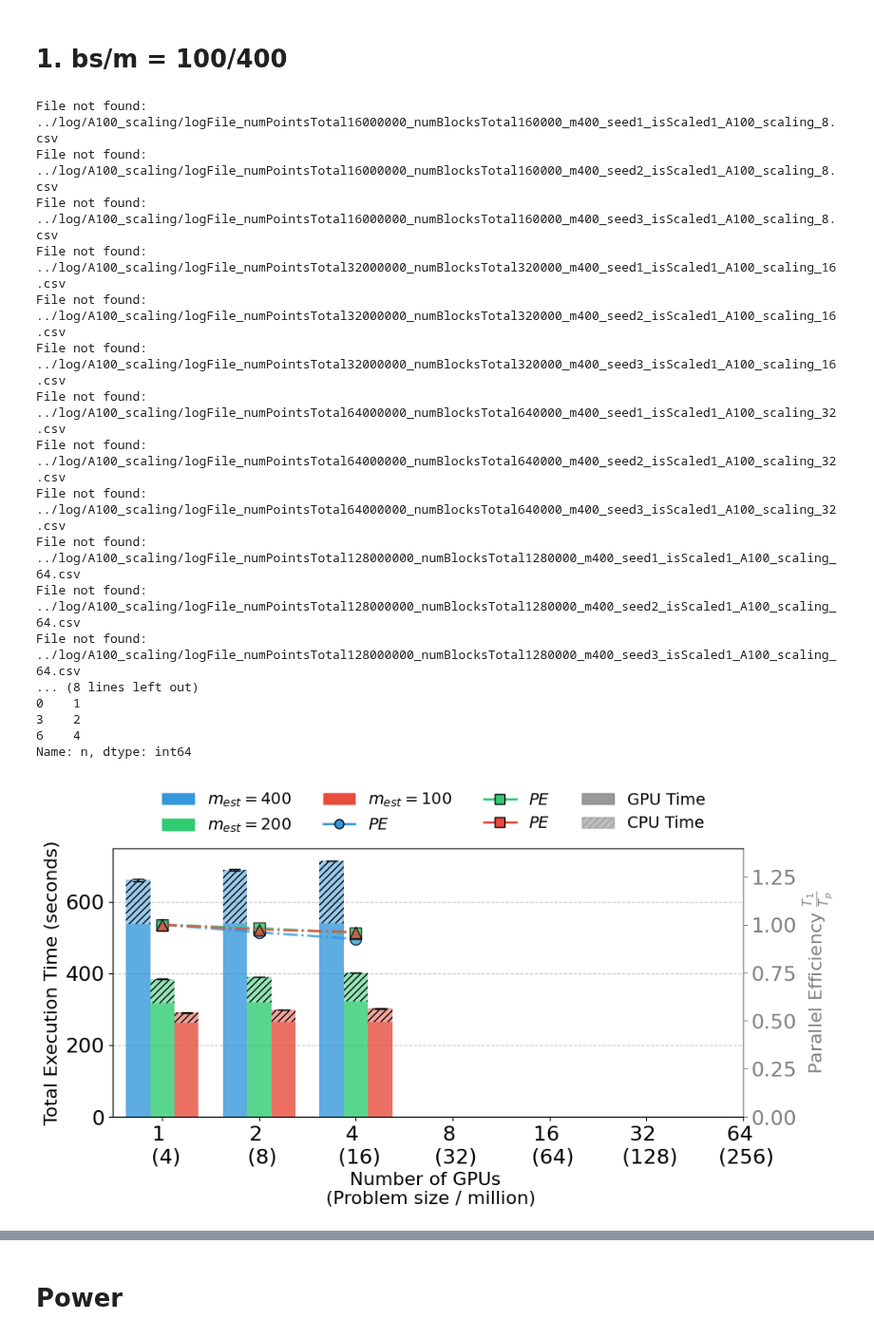
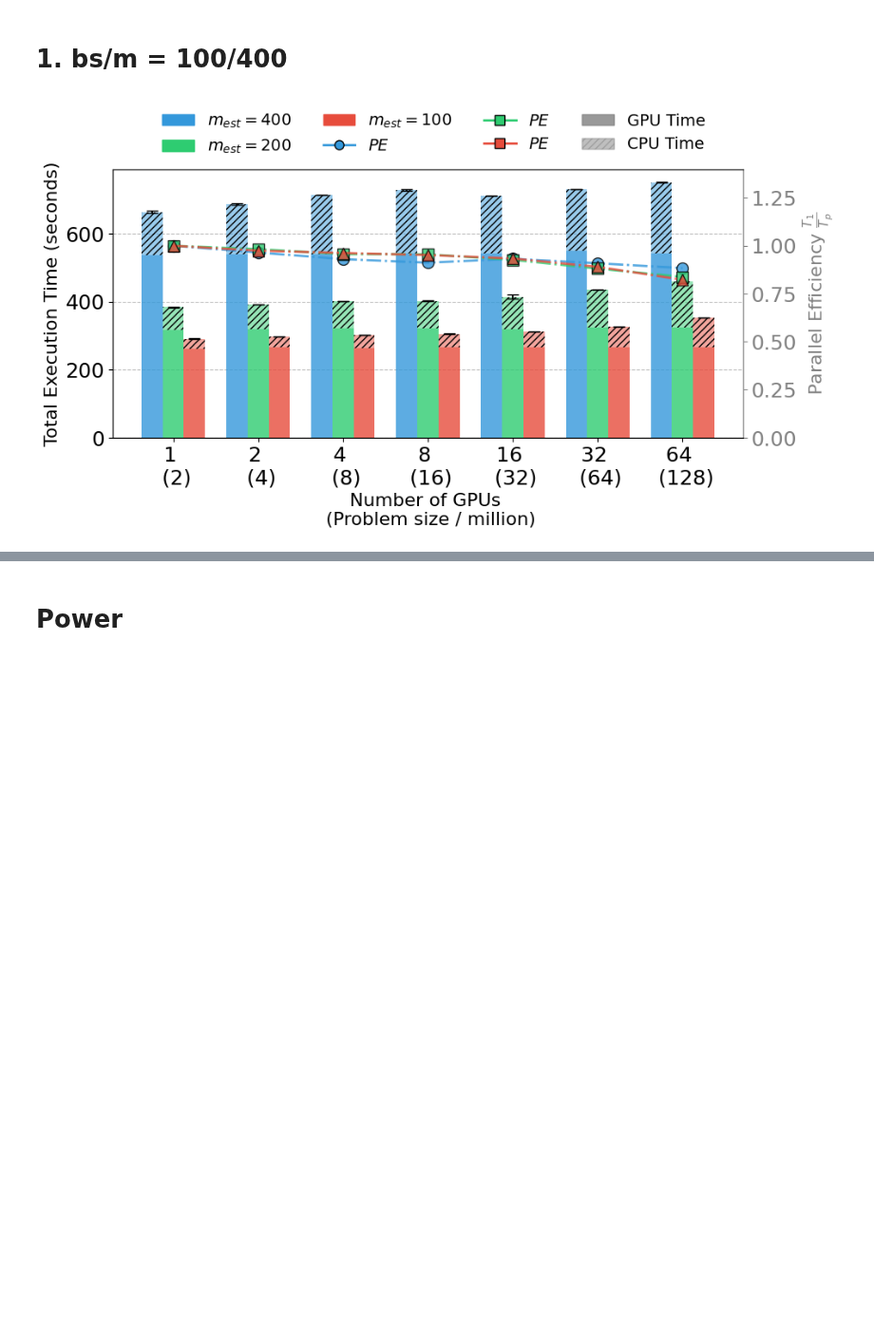
Before and after one commit to paper-code1/VecchiaConditionalExtremes, a Jupyter notebook: experiments/PerformanceVisu_A100_scaling.ipynb, the cells around one changed output, grey strips where cells are left out. Shown at 95% size. Drawn from its saved outputs; the diff is of its cells as text; code cells hidden in the pictures; blank space fills up the shorter version.

```diff
--- a/experiments/PerformanceVisu_A100_scaling.ipynb
+++ b/experiments/PerformanceVisu_A100_scaling.ipynb
@@ -101,7 +101,7 @@ ax2 = ax1.twinx()  # Create a second y-axis
 # Bar width and positions
 bar_width = 0.25
 index = np.arange(len(n_values))
-index_GPUs_ps = ['1 \n (4)', '2 \n (8)', '4 \n (16)', '8 \n (32)', '16 \n (64)', '32 \n (128)', '64 \n (256)']
+index_GPUs_ps = ['1 \n (2)', '2 \n (4)', '4 \n (8)', '8 \n (16)', '16 \n (32)', '32 \n (64)', '64 \n (128)']
 
 # Plot stacked bars for each implementation on the first y-axis
 for i, measurement in enumerate(measurements):
@@ -136,7 +136,7 @@ for i, measurement in enumerate(measurements):
 linestyles = ['o-', 's-', '^-']  # Different line styles for each measurement
 for i, measurement in enumerate(measurements):
     subset = grouped[grouped['measurement'] == measurement]
-    print(subset['n'])
+    # print(subset['n'])
     baseline = subset[subset['n'] == 1]['total_time_mean'].values[0]  # Time with 1 GPU
     means = subset['total_time_mean'].values
     # speedups = baseline / (means * n_values[:len(means)])  # parallel efficiency = T1/(p*Tp) * 100
@@ -193,51 +193,34 @@ for i, measurement in enumerate(measurements):
 # Add speedup lines to legend
 for i, measurement in enumerate(measurements):
     legend_elements.append(plt.Line2D([0], [0], marker='o' if i==0 else 's',
                           color=colors[i], markersize=8, linewidth=2,markeredgecolor='black',
                           label=rf"$PE$"))
 
 # Add ideal speedup line to legend
 # legend_elements.append(plt.Line2D([0], [0], color='black', linestyle='--',
 #                        linewidth=1.5, label='Ideal Speedup'))
 
 # Add CPU/GPU pattern legend
 gpu_patch = plt.Rectangle((0,0), 1, 1, color='gray', alpha=0.8, label='GPU Time')
 cpu_patch = plt.Rectangle((0,0), 1, 1, color='gray', alpha=0.5, hatch='////', label='CPU Time')
 legend_elements.extend([gpu_patch, cpu_patch])
 
 # Combine legends in a more organized way
 fig.legend(handles=legend_elements,
            loc='upper center',
            bbox_to_anchor=(0.5, 1.10),
            ncol=4,
            framealpha=0.,
            fontsize=14,
            frameon=True)
 
 # Adjust layout to make room for the legend at the top
 # plt.subplots_adjust(top=0.8)
 plt.tight_layout()
 plt.savefig("./fig/A100_weak_scaling_bs100.pdf", bbox_inches='tight')
 plt.show()
 # %% [output]
-File not found: ../log/A100_scaling/logFile_numPointsTotal16000000_numBlocksTotal160000_m400_seed1_isScaled1_A100_scaling_8.csv
-File not found: ../log/A100_scaling/logFile_numPointsTotal16000000_numBlocksTotal160000_m400_seed2_isScaled1_A100_scaling_8.csv
-File not found: ../log/A100_scaling/logFile_numPointsTotal16000000_numBlocksTotal160000_m400_seed3_isScaled1_A100_scaling_8.csv
-File not found: ../log/A100_scaling/logFile_numPointsTotal32000000_numBlocksTotal320000_m400_seed1_isScaled1_A100_scaling_16.csv
-File not found: ../log/A100_scaling/logFile_numPointsTotal32000000_numBlocksTotal320000_m400_seed2_isScaled1_A100_scaling_16.csv
-File not found: ../log/A100_scaling/logFile_numPointsTotal32000000_numBlocksTotal320000_m400_seed3_isScaled1_A100_scaling_16.csv
-File not found: ../log/A100_scaling/logFile_numPointsTotal64000000_numBlocksTotal640000_m400_seed1_isScaled1_A100_scaling_32.csv
-File not found: ../log/A100_scaling/logFile_numPointsTotal64000000_numBlocksTotal640000_m400_seed2_isScaled1_A100_scaling_32.csv
-File not found: ../log/A100_scaling/logFile_numPointsTotal64000000_numBlocksTotal640000_m400_seed3_isScaled1_A100_scaling_32.csv
-File not found: ../log/A100_scaling/logFile_numPointsTotal128000000_numBlocksTotal1280000_m400_seed1_isScaled1_A100_scaling_64.csv
-File not found: ../log/A100_scaling/logFile_numPointsTotal128000000_numBlocksTotal1280000_m400_seed2_isScaled1_A100_scaling_64.csv
-File not found: ../log/A100_scaling/logFile_numPointsTotal128000000_numBlocksTotal1280000_m400_seed3_isScaled1_A100_scaling_64.csv
-... (8 lines left out)
-0    1
-3    2
-6    4
-Name: n, dtype: int64
-[figure, old version]
+[figure, new version]
 # %%
 import numpy as np
 import matplotlib.pyplot as plt
```
Also changed, not shown: parts of 1 cell of this notebook, 3 other files.
